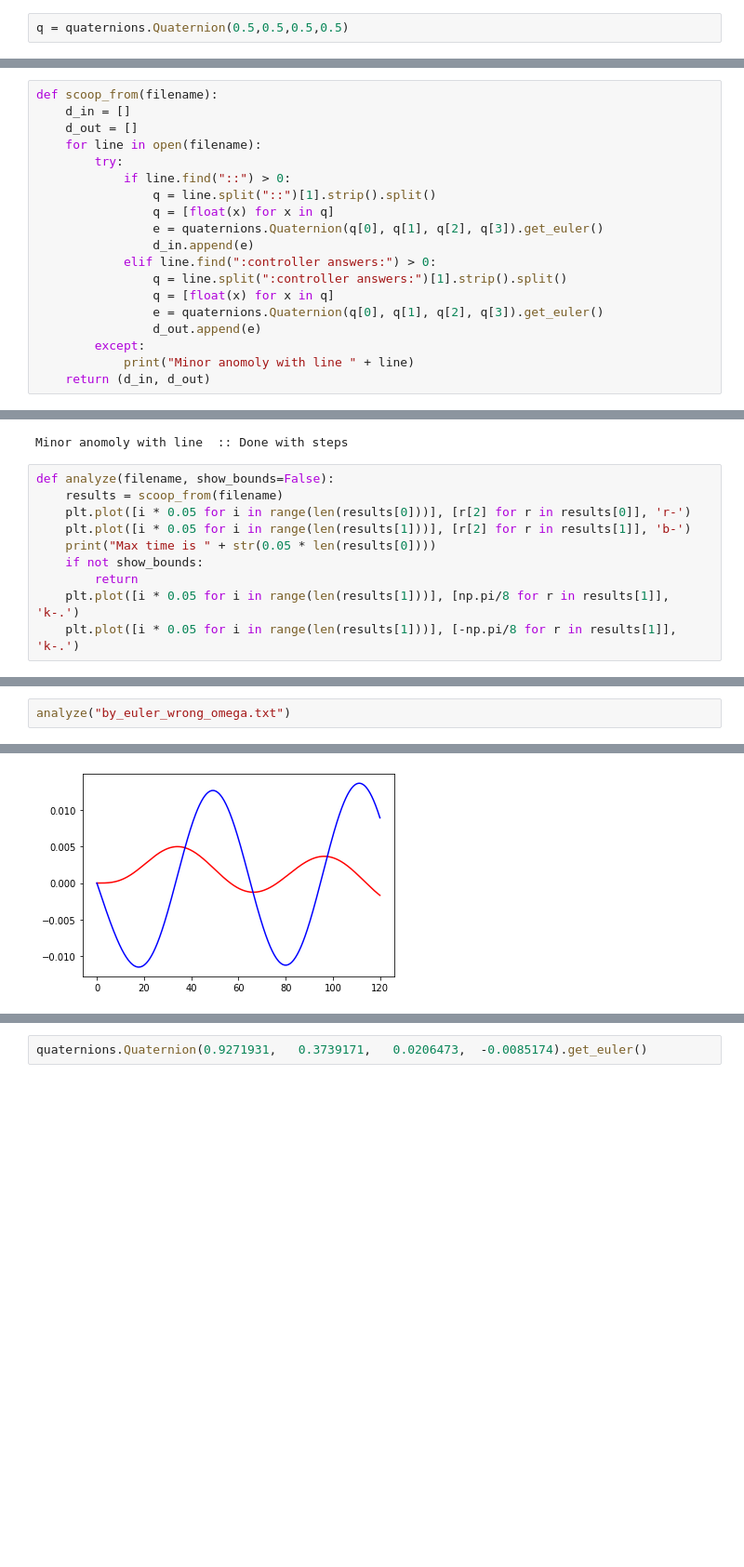
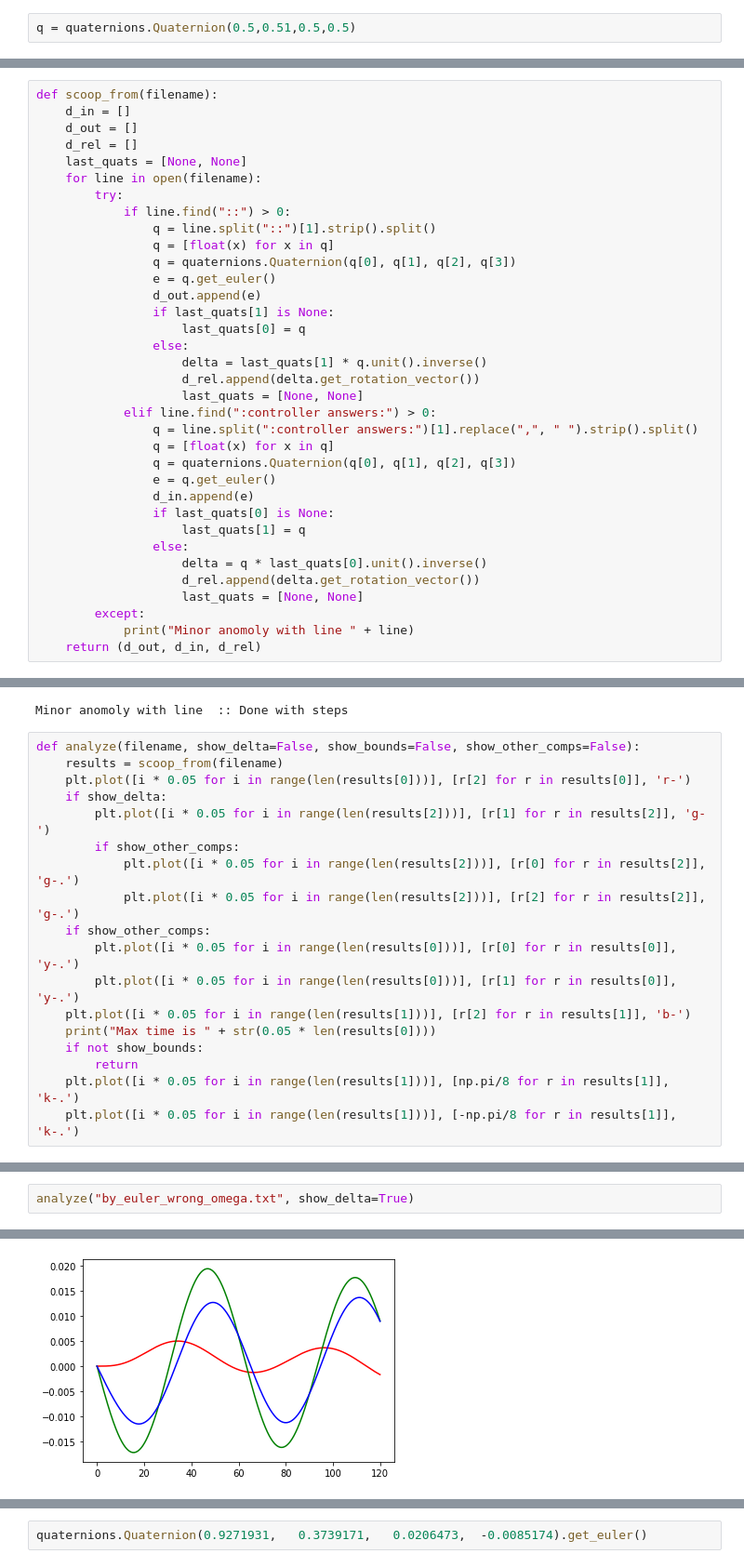
Before and after one commit to cwgreene/ctfrepo, a Jupyter notebook: sat-control-breakage-harness/analyze control system.ipynb, the cells around one changed output, grey strips where cells are left out. Shown at 93% size. Drawn from its saved outputs; the diff is of its cells as text; blank space fills up the shorter version.

```diff
--- a/sat-control-breakage-harness/analyze control system.ipynb
+++ b/sat-control-breakage-harness/analyze control system.ipynb
@@ -36,4 +36,4 @@ dir(quaternions)
  '__spec__',
  'quaternion']
 # %%
-q = quaternions.Quaternion(0.5,0.5,0.5,0.5)
+q = quaternions.Quaternion(0.5,0.51,0.5,0.5)
@@ -64,29 +71,53 @@ q3.w, q3.x, q3.y, q3.z
 def scoop_from(filename):
     d_in = []
     d_out = []
+    d_rel = []
+    last_quats = [None, None]
     for line in open(filename):
         try:
             if line.find("::") > 0:
                 q = line.split("::")[1].strip().split()
                 q = [float(x) for x in q]
-                e = quaternions.Quaternion(q[0], q[1], q[2], q[3]).get_euler()
+                q = quaternions.Quaternion(q[0], q[1], q[2], q[3])
+                e = q.get_euler()
+                d_out.append(e)
+                if last_quats[1] is None:
+                    last_quats[0] = q
+                else:
+                    delta = last_quats[1] * q.unit().inverse()
+                    d_rel.append(delta.get_rotation_vector())
+                    last_quats = [None, None]
+            elif line.find(":controller answers:") > 0:
+                q = line.split(":controller answers:")[1].replace(",", " ").strip().split()
+                q = [float(x) for x in q]
+                q = quaternions.Quaternion(q[0], q[1], q[2], q[3])
+                e = q.get_euler()
                 d_in.append(e)
-            elif line.find(":controller answers:") > 0:
-                q = line.split(":controller answers:")[1].strip().split()
-                q = [float(x) for x in q]
-                e = quaternions.Quaternion(q[0], q[1], q[2], q[3]).get_euler()
-                d_out.append(e)
+                if last_quats[0] is None:
+                    last_quats[1] = q
+                else:
+                    delta = q * last_quats[0].unit().inverse()
+                    d_rel.append(delta.get_rotation_vector())
+                    last_quats = [None, None]
         except:
             print("Minor anomoly with line " + line)
-    return (d_in, d_out)
+    return (d_out, d_in, d_rel)
 # %%
 results1 = scoop_from("by_euler.txt")
 # %% [output]
 Minor anomoly with line  :: Done with steps
 # %%
-def analyze(filename, show_bounds=False):
+def analyze(filename, show_delta=False, show_bounds=False, show_other_comps=False):
     results = scoop_from(filename)
     plt.plot([i * 0.05 for i in range(len(results[0]))], [r[2] for r in results[0]], 'r-')
+    if show_delta:
+        plt.plot([i * 0.05 for i in range(len(results[2]))], [r[1] for r in results[2]], 'g-')
+        if show_other_comps:
+            plt.plot([i * 0.05 for i in range(len(results[2]))], [r[0] for r in results[2]], 'g-.')
+            plt.plot([i * 0.05 for i in range(len(results[2]))], [r[2] for r in results[2]], 'g-.')
+    if show_other_comps:
+        plt.plot([i * 0.05 for i in range(len(results[0]))], [r[0] for r in results[0]], 'y-.')
+        plt.plot([i * 0.05 for i in range(len(results[0]))], [r[1] for r in results[0]], 'y-.')
     plt.plot([i * 0.05 for i in range(len(results[1]))], [r[2] for r in results[1]], 'b-')
     print("Max time is " + str(0.05 * len(results[0])))
     if not show_bounds:
@@ -103,4 +134,4 @@ Max time is 120.0
 # %%
-analyze("by_euler_wrong_omega.txt")
+analyze("by_euler_wrong_omega.txt", show_delta=True)
 # %% [output]
 Minor anomoly with line  :: Done with steps
@@ -107,2 +140,2 @@ Minor anomoly with line  :: Done with steps
-[figure, old version]
+[figure, new version]
 # %%
```
Also changed, not shown: parts of 24 cells of this notebook, 1 other file.
